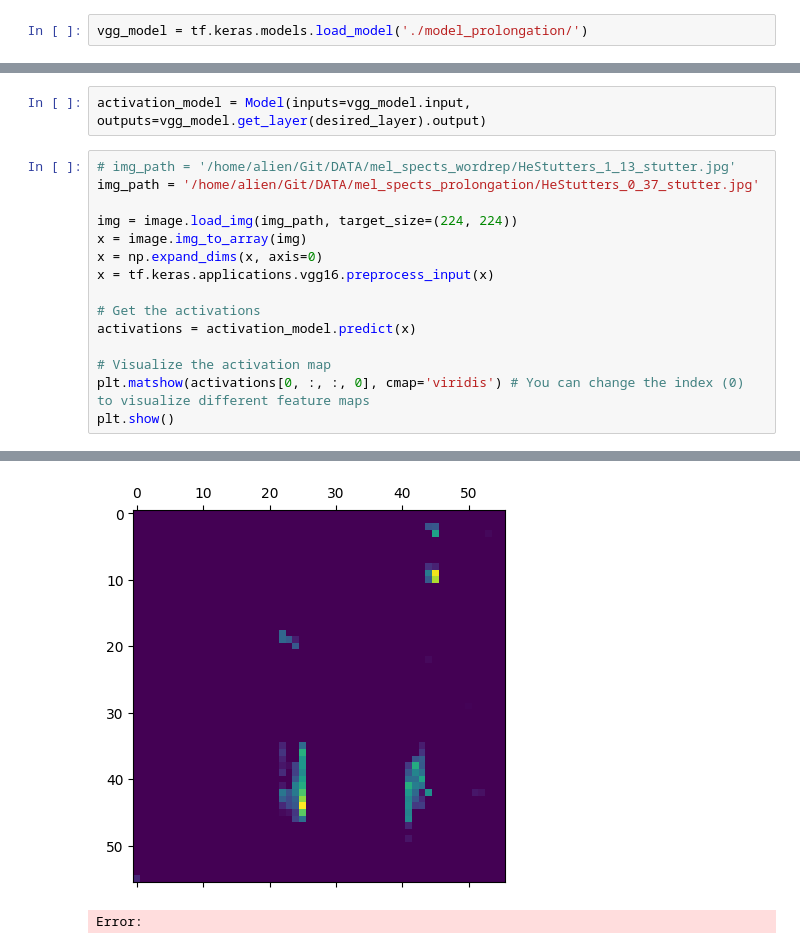
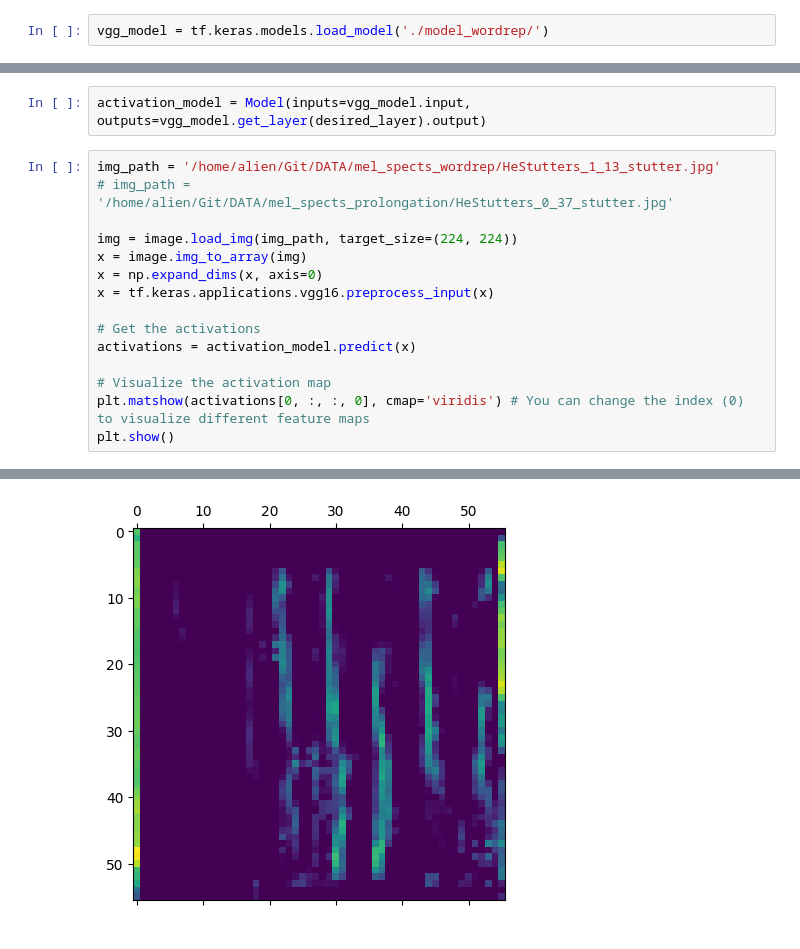
Before and after one commit to justanotherinternetguy/XSpeech, a Jupyter notebook: model/activation_map.ipynb, the cells around one changed output, grey strips where cells are left out. Drawn from its saved outputs; the diff is of its cells as text.

```diff
--- a/model/activation_map.ipynb
+++ b/model/activation_map.ipynb
@@ -27,4 +27,4 @@ To enable the following instructions: AVX2 FMA, in other operations, rebuild Ten
 # %%
 from tensorflow.keras.utils import plot_model
 # %%
-vgg_model = tf.keras.models.load_model('./model_prolongation/')
+vgg_model = tf.keras.models.load_model('./model_wordrep/')
@@ -41,8 +54,8 @@ desired_layer = 'conv2d_4'
 # %%
 activation_model = Model(inputs=vgg_model.input, outputs=vgg_model.get_layer(desired_layer).output)
 # %%
-# img_path = '/home/alien/Git/DATA/mel_spects_wordrep/HeStutters_1_13_stutter.jpg'
-img_path = '/home/alien/Git/DATA/mel_spects_prolongation/HeStutters_0_37_stutter.jpg'
+img_path = '/home/alien/Git/DATA/mel_spects_wordrep/HeStutters_1_13_stutter.jpg'
+# img_path = '/home/alien/Git/DATA/mel_spects_prolongation/HeStutters_0_37_stutter.jpg'
 
 img = image.load_img(img_path, target_size=(224, 224))
 x = image.img_to_array(img)
@@ -60,2 +75 @@ plt.show()
-[figure, old version]
+[figure, new version]
-Error:
```
Also changed, not shown: parts of 4 cells of this notebook, 4 other files.
